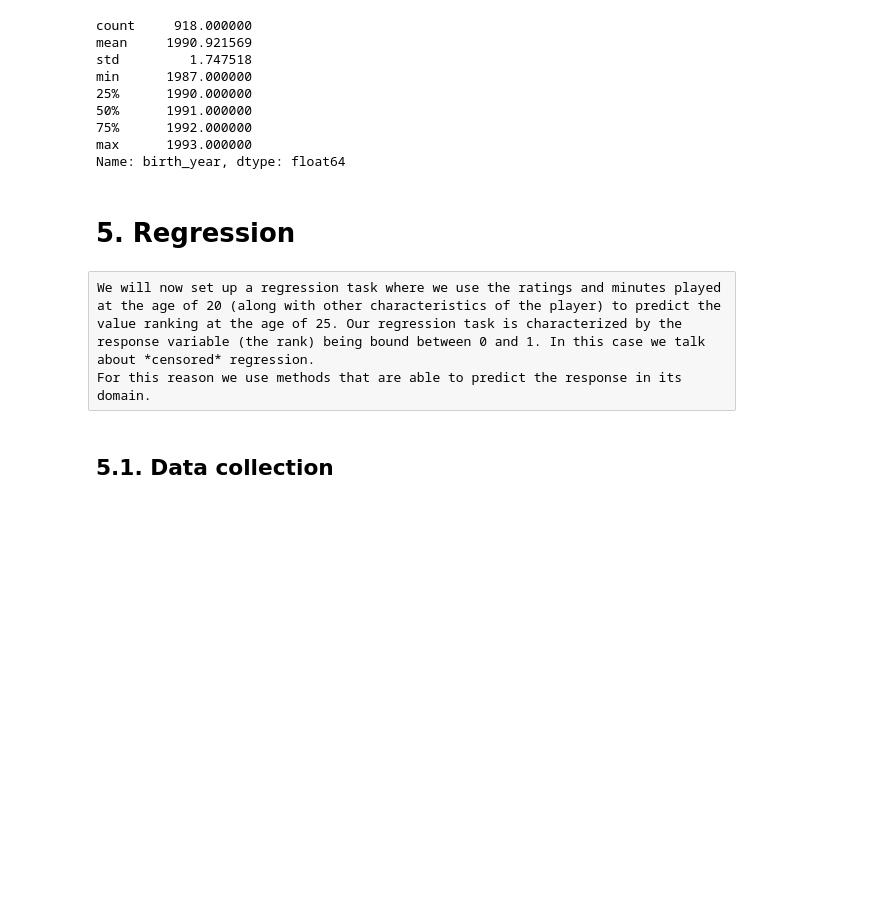
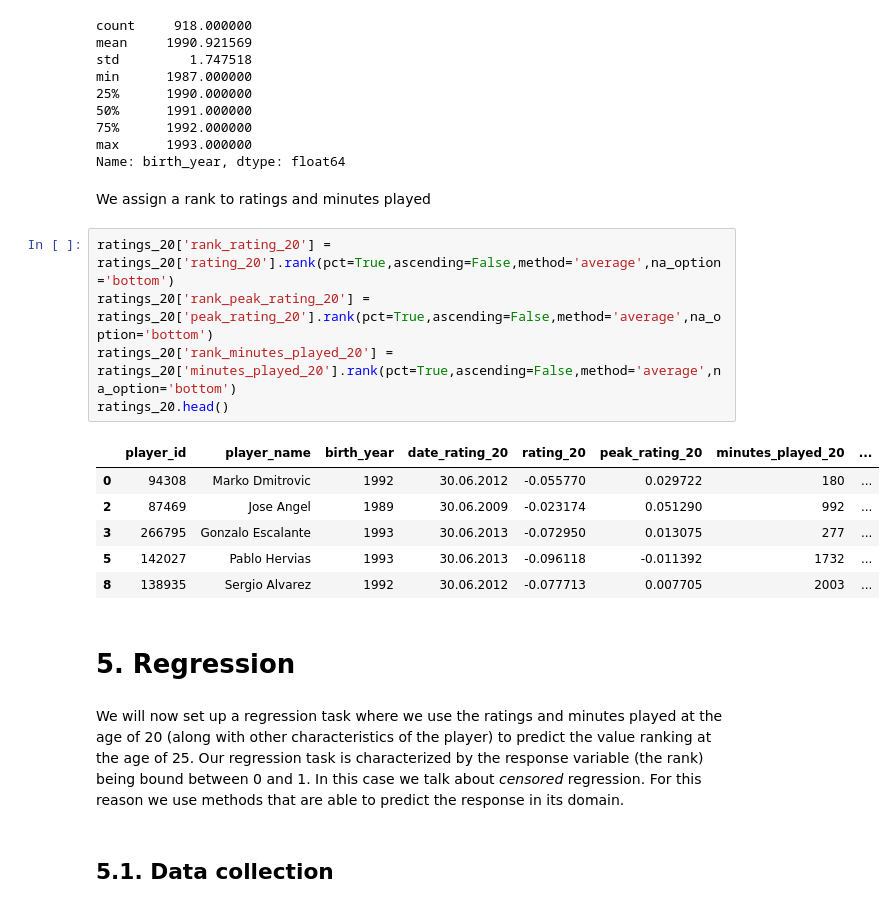
Before and after one commit to GioPan/rating-based-value-prediction, a Jupyter notebook: notebooks/player_values_info.ipynb, the cells around one changed output. Cells and saved outputs as stored; diff of their text form; blank space fills up the shorter version.

```diff
--- a/notebooks/player_values_info.ipynb
+++ b/notebooks/player_values_info.ipynb
@@ -319,11 +364,25 @@ min      1987.000000
 75%      1992.000000
 max      1993.000000
 Name: birth_year, dtype: float64
+# %% [markdown]
+We assign a rank to ratings and minutes played
+# %%
+ratings_20['rank_rating_20'] = ratings_20['rating_20'].rank(pct=True,ascending=False,method='average',na_option='bottom')
+ratings_20['rank_peak_rating_20'] = ratings_20['peak_rating_20'].rank(pct=True,ascending=False,method='average',na_option='bottom')
+ratings_20['rank_minutes_played_20'] = ratings_20['minutes_played_20'].rank(pct=True,ascending=False,method='average',na_option='bottom')
+ratings_20.head()
+# %% [output]
+|  | player_id | player_name | birth_year | date_rating_20 | rating_20 | peak_rating_20 | minutes_played_20 | ... |
+| 0 | 94308 | Marko Dmitrovic | 1992 | 30.06.2012 | -0.055770 | 0.029722 | 180 | ... |
+| 2 | 87469 | Jose Angel | 1989 | 30.06.2009 | -0.023174 | 0.051290 | 992 | ... |
+| 3 | 266795 | Gonzalo Escalante | 1993 | 30.06.2013 | -0.072950 | 0.013075 | 277 | ... |
+| 5 | 142027 | Pablo Hervias | 1993 | 30.06.2013 | -0.096118 | -0.011392 | 1732 | ... |
+| 8 | 138935 | Sergio Alvarez | 1992 | 30.06.2012 | -0.077713 | 0.007705 | 2003 | ... |
 # %% [markdown]
 # 5. Regression
-# %% [raw]
-We will now set up a regression task where we use the ratings and minutes played at the age of 20 (along with other characteristics of the player) to predict the value ranking at the age of 25. Our regression task is characterized by the response variable (the rank) being bound between 0 and 1. In this case we talk about *censored* regression.
-For this reason we use methods that are able to predict the response in its domain.
+# %% [markdown]
+We will now set up a regression task where we use the ratings and minutes played at the age of 20 (along with other characteristics of the player) to predict the value ranking at the age of 25. Our regression task is characterized by the response variable (the rank) being bound between 0 and 1. In this case we talk about *censored* regression.
+For this reason we use methods that are able to predict the response in its domain.
 # %% [markdown]
 ## 5.1. Data collection
 # %% [markdown]
```
Also changed, not shown: parts of 35 cells of this notebook, 11 other files.
